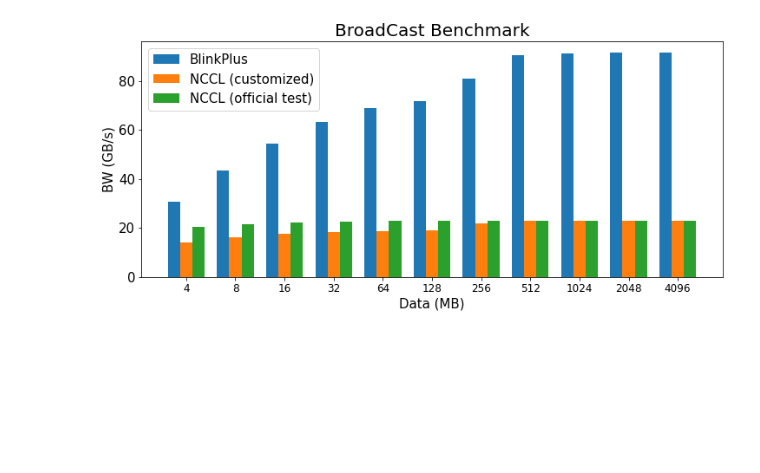
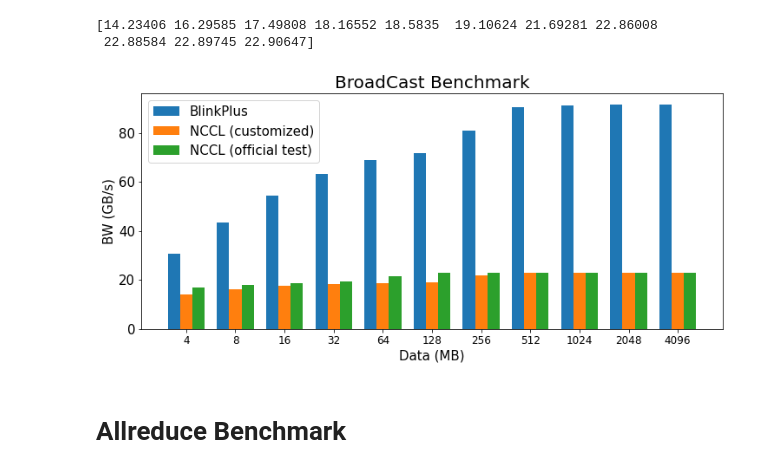
Before and after one commit to UCBerkeley-Spring2022-CS267-project/blinkplus, a Jupyter notebook: visualization/benchmark.ipynb, the cells around one changed output. Saved outputs shown, nothing was run; the diff lists cells and outputs as text; code cells hidden in the pictures; blank space fills up the shorter version.

```diff
--- a/visualization/benchmark.ipynb
+++ b/visualization/benchmark.ipynb
@@ -22,27 +22,37 @@ def get_data_time(path):
                 bw_points.append(float(l[:-1].split(" ")[-2]))
     return np.array(data_points), np.array(time_points), np.array(bw_points)
 # %%
-nccl_test_bw_points = [20.47, 21.59, 22.24, 22.57, 22.74, 22.83, 22.87, 22.89, 22.9, 22.91, 22.91]
+nccl_test_bw_scan_points = [20.47, 21.59, 22.24, 22.57, 22.74, 22.83, 22.87, 22.89, 22.9, 22.91, 22.91]
+nccl_test_bw_sample_points = [17.04, 18.02, 18.64, 19.22, 21.37, 22.82, 22.87, 22.89, 22.90, 22.91, 22.90]
+# 17.03   18.01  18.64    19.01
+# 17.03   18.02  19.02    19.37
+# 17.05   18.02  19.00
+# 17.01   18.02  19.02
 
 data_points, time_points, bw_points = get_data_time(blinkplus_broad_path)
 nccl_data_points, nccl_time_points, nccl_bw_points = get_data_time(nccl_broad_path)
+print(nccl_bw_points)
 X_axis = np.arange(len(data_points))
 
 fig = plt.figure(figsize = (12, 5))
 
 data_points_ticks = [str(item) for item in data_points]
 plt.bar(X_axis- 0.25, bw_points, width = 0.25, label='BlinkPlus')
 plt.bar(X_axis, nccl_bw_points, width = 0.25, label='NCCL (customized)')
-plt.bar(X_axis+ 0.25, nccl_test_bw_points, width = 0.25, label='NCCL (official test)')
+plt.bar(X_axis+ 0.25, nccl_test_bw_sample_points, width = 0.25, label='NCCL (official test)')
 plt.xticks(X_axis, data_points_ticks)
 
 
 plt.xlabel("Data (MB)", fontsize=font_size-5)
 plt.ylabel("BW (GB/s)", fontsize=font_size-5)
 plt.legend(fontsize=font_size-5)
 plt.xticks(fontsize=font_size-8)
 plt.yticks(fontsize=font_size-5)
 plt.title("BroadCast Benchmark", fontsize=font_size)
 plt.show()
 # %% [output]
+[14.23406 16.29585 17.49808 18.16552 18.5835  19.10624 21.69281 22.86008
+ 22.88584 22.89745 22.90647]
-[figure, old version]
+[figure, new version]
+# %% [markdown]
+# Allreduce Benchmark
```
Also changed, not shown: parts of 2 cells of this notebook, 4 other files.
